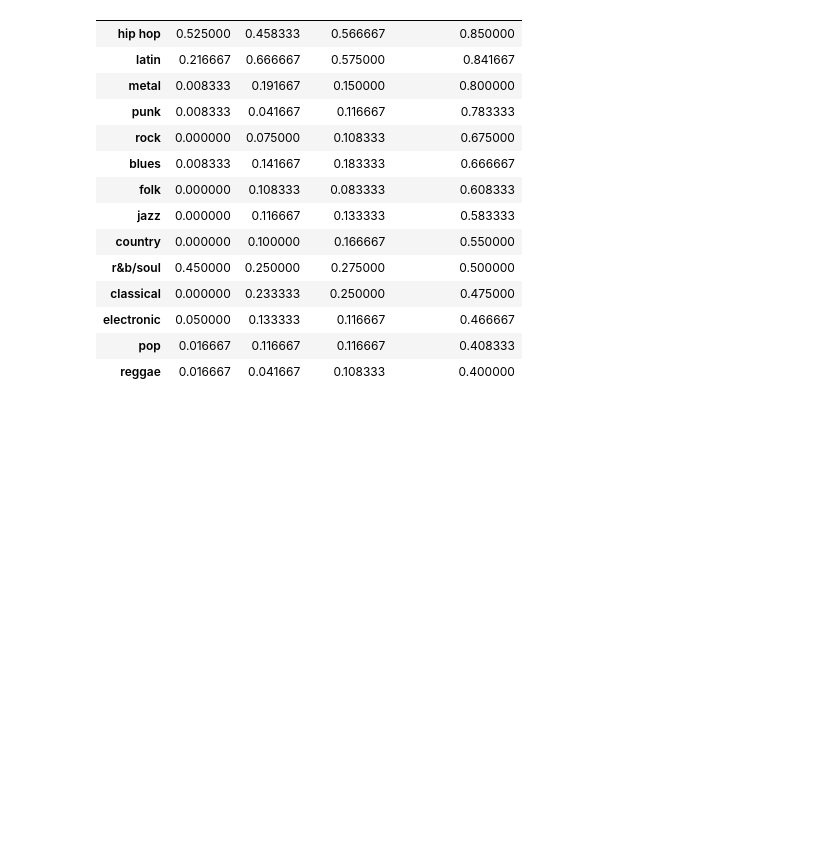
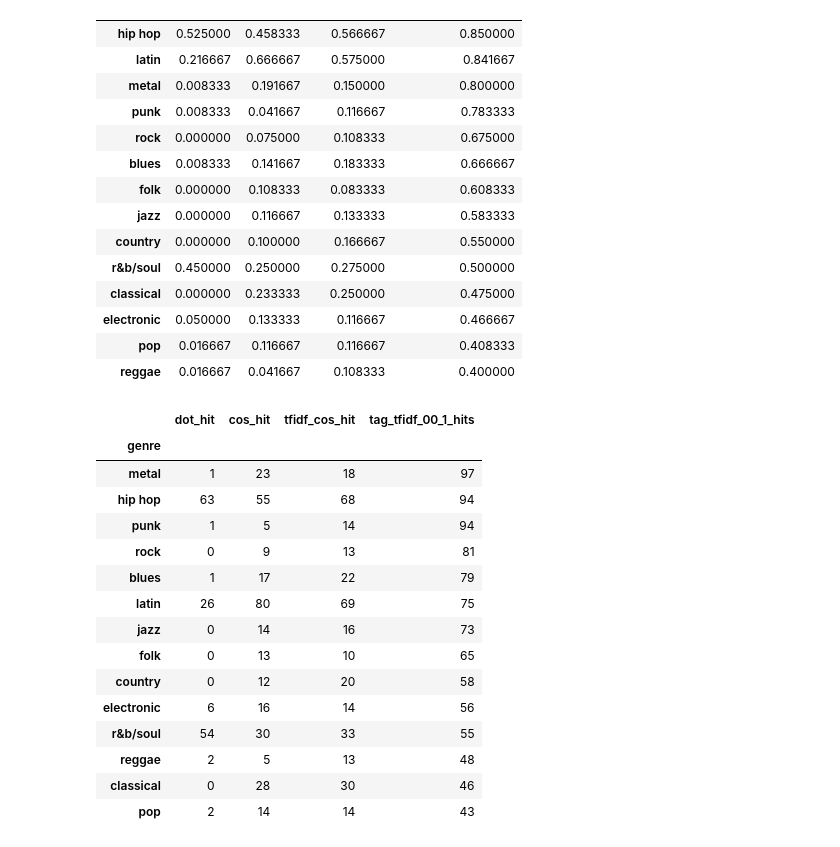
Before and after one commit to ae-phillips/uu_vectors_and_matrices, a Jupyter notebook: Thursday Lab/lab_01.ipynb, the cells around one changed output. Drawn from its saved outputs; the diff is of its cells as text; code cells hidden in the pictures; blank space fills up the shorter version.

Commit message:
Final edits to genre report, final code edits, and creation of genre report pdf

```diff
--- a/Thursday Lab/lab_01.ipynb
+++ b/Thursday Lab/lab_01.ipynb
@@ -1119,6 +1119,11 @@ genre_aliases = {
         "rb",
         "r and b",
         "randb"
+    },
+
+    "hip hop": {
+        "hip hop",
+        "hiphop"
     }
 }
 
@@ -1316,3 +1337,19 @@ tag_tfidf_hits_20_80 = pd.concat([
+# %%
+tag_tfidf_00_1 = run_tag_tfidf(
+    songs,
+    top_40,
+    TFIDF,
+    songs_tags,
+    tag_jaccard,
+    cosine_weight=0.0,
+    tag_weight=1.0
+)
+
+tag_tfidf_00_1_hits = pd.concat([
+    tag_tfidf_00_1["genre"] == tag_tfidf_00_1["match1_genre"],
+    tag_tfidf_00_1["genre"] == tag_tfidf_00_1["match2_genre"],
+    tag_tfidf_00_1["genre"] == tag_tfidf_00_1["match3_genre"]
+])
 # %%
 print(f"TF-IDF cosine baseline: {tfidf_cos_hits.mean():.3f}")
 print(f"80/20: {tag_tfidf_80_20_hits.mean():.3f}")
@@ -1395,3 +1436,38 @@ genre_precision.sort_values("tag_tfidf_hits_30_70"
 | electronic | 0.050000 | 0.133333 | 0.116667 | 0.466667 |
 | pop | 0.016667 | 0.116667 | 0.116667 | 0.408333 |
 | reggae | 0.016667 | 0.041667 | 0.108333 | 0.400000 |
+# %%
+# correct genre hit by genre
+genre_hit_counts2 = pd.DataFrame({
+    "genre": pd.concat([
+        genre["genre"],
+        genre["genre"],
+        genre["genre"]
+    ], ignore_index=True),
+
+    "dot_hit": dot_hits.reset_index(drop=True),
+    "cos_hit": cos_hits.reset_index(drop=True),
+    "tfidf_cos_hit": tfidf_cos_hits.reset_index(drop=True),
+    "tag_tfidf_00_1_hits": tag_tfidf_00_1_hits.reset_index(drop=True)
+})
+
+genre_hit_counts2.groupby("genre")[
+    ["dot_hit", "cos_hit", "tfidf_cos_hit", "tag_tfidf_00_1_hits"]
+].sum().sort_values("tag_tfidf_00_1_hits", ascending=False)
+# %% [output]
+|  | dot_hit | cos_hit | tfidf_cos_hit | tag_tfidf_00_1_hits |
+| genre |  |  |  |  |
+| metal | 1 | 23 | 18 | 97 |
+| hip hop | 63 | 55 | 68 | 94 |
+| punk | 1 | 5 | 14 | 94 |
+| rock | 0 | 9 | 13 | 81 |
+| blues | 1 | 17 | 22 | 79 |
+| latin | 26 | 80 | 69 | 75 |
+| jazz | 0 | 14 | 16 | 73 |
+| folk | 0 | 13 | 10 | 65 |
+| country | 0 | 12 | 20 | 58 |
+| electronic | 6 | 16 | 14 | 56 |
+| r&b/soul | 54 | 30 | 33 | 55 |
+| reggae | 2 | 5 | 13 | 48 |
+| classical | 0 | 28 | 30 | 46 |
+| pop | 2 | 14 | 14 | 43 |
```
Also changed, not shown: parts of 5 cells of this notebook, 2 other files.
